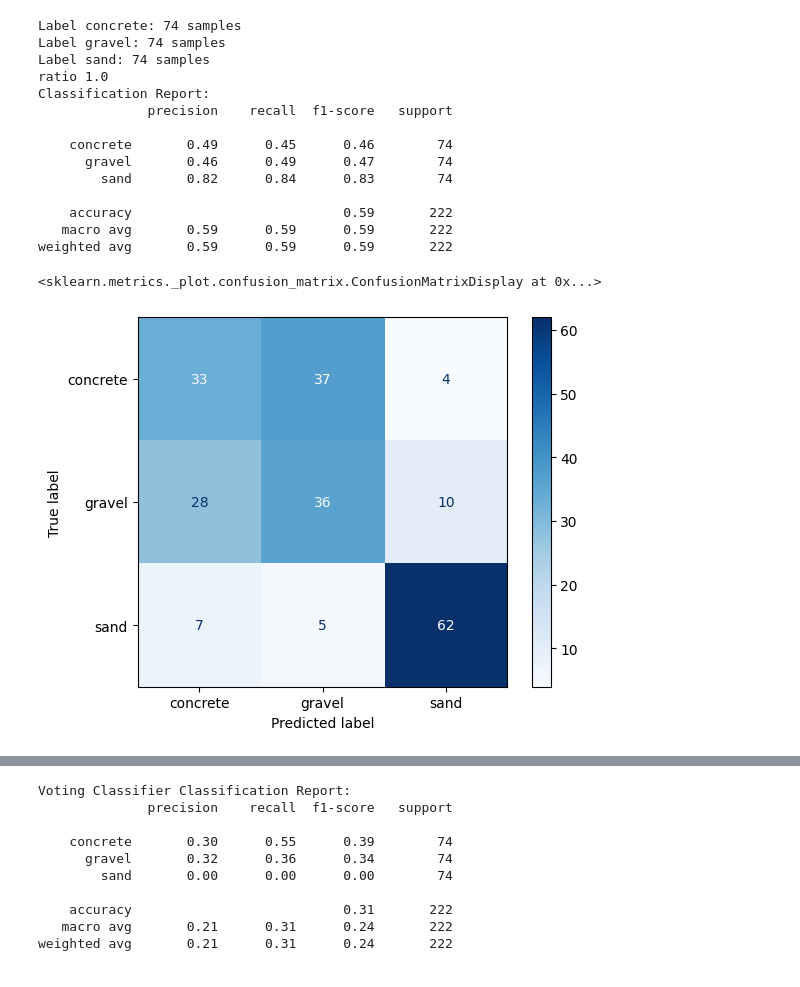
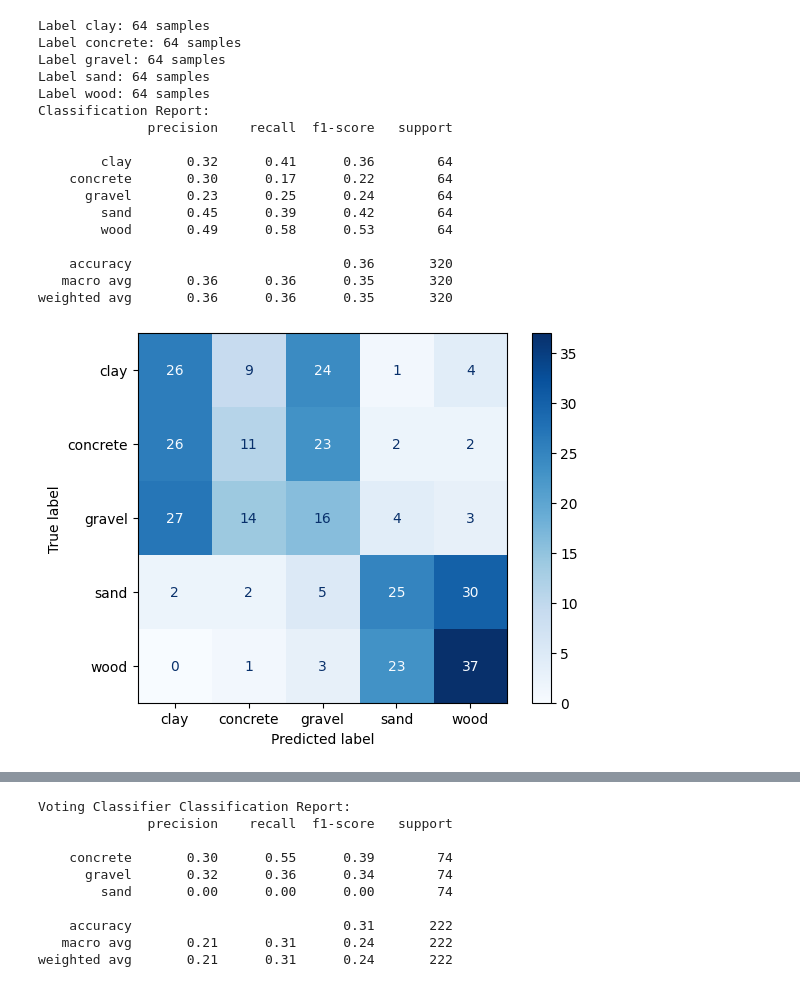
Before and after one commit to brolinA/terrain_property_prediction, a Jupyter notebook: src/training_workbook.ipynb, the cells around one changed output, grey strips where cells are left out. Drawn from its saved outputs; the diff is of its cells as text; code cells hidden in the pictures.

```diff
--- a/src/training_workbook.ipynb
+++ b/src/training_workbook.ipynb
@@ -14,11 +14,15 @@ parent_dir = os.path.abspath(os.path.join(os.getcwd(), "terrain_classification")
 files_to_use = {
     # "sand": ["trial1.csv"],
     "sand":     ["trial1.csv", "trial2.csv", "trial3.csv", "trial4.csv", "trial5.csv", "trial6.csv", "trial7.csv"],#, "trial8.csv", ],
-    "concrete": ["trial1.csv", "trial2.csv", "trial3.csv", "trial4.csv", "trial5.csv", "trial6.csv", "trial7.csv"],#, "trial8.csv", ],
+    "wood":   ["trial1.csv", "trial2.csv", "trial3.csv", "trial4.csv", "trial5.csv", "trial6.csv", "trial7.csv"],#, "trial8.csv", ],
+    # "concrete": ["trial1.csv", "trial2.csv", "trial3.csv", "trial4.csv", "trial5.csv", "trial6.csv", "trial7.csv"],#, "trial8.csv", ],
     "gravel":   ["trial1.csv", "trial2.csv", "trial3.csv", "trial4.csv", "trial5.csv", "trial6.csv", "trial7.csv"],#, "trial8.csv", ],
+    "clay":   ["trial1.csv", "trial2.csv", "trial3.csv", "trial4.csv", "trial5.csv", "trial6.csv", "trial7.csv"],#, "trial8.csv", ],
     # "sand": ["trial1.csv", "trial2.csv", "trial3.csv", "trial4.csv"],
+    # "wood": ["trial1.csv", "trial2.csv", "trial3.csv", "trial4.csv"],
     # "concrete": ["trial1.csv", "trial2.csv", "trial3.csv", "trial4.csv"],
     # "gravel": ["trial1.csv", "trial2.csv", "trial3.csv", "trial4.csv"],
+    # "clay": ["trial1.csv", "trial2.csv", "trial3.csv", "trial4.csv"],
 }
 
 data_labels = {}
@@ -86,11 +100,13 @@ original data shape: (5980, 140)
 #train with sklearn
 #using python 3.8
 report_dir = os.path.join(parent_dir, "svm_classification")
-# C = [1e3, 1e4, 1e5]
-# gamma = [1e-5, 1e-4, 1e-3]
-C = [1e3]
-gamma = [1e-3]
-svm_classifier.train_classifier(C=C, gamma=gamma, find_best_parameters=False,
+C = [1e3, 1e2, 1e1, 1]
+gamma = [ 1e-4, 1e-2, 1e-3,]
+# C = [1, 1e1, 1e2]
+# gamma = [0.1, 1, 10]
+# C = [10]
+# gamma = [0.001]
+svm_classifier.train_classifier(C=C, gamma=gamma, find_best_parameters=True,
                                 save_model=False, model_file_name="3class_model",
                                 save_report=False, file_path=None)
 
@@ -141,56 +157,64 @@ files_to_test = {
     # "concrete": ["trial5.csv", "trial6.csv", "trial7.csv", "trial8.csv"],
     # "gravel": ["trial5.csv", "trial6.csv", "trial7.csv", "trial8.csv"],
     "sand":     ["trial8.csv",],
+    "wood":   ["trial8.csv",],
     "concrete": ["trial8.csv",],
     "gravel":   ["trial8.csv",],
+    "clay":   ["trial8.csv",],
 }
 
 test_data = {}
 for key_ in files_to_test.keys():
     for file_ in files_to_test[key_]:
         test_data[os.path.join(parent_dir, 'data', key_, file_)] = key_
 
-test_classifier = SVMClassification(test_data)
-test_classifier.create_feature_matrix_and_label(normalize_data=True,
-                            legs=['fl', 'fr', 'rl', 'rr'],
+validation_classifier = SVMClassification(test_data)
+validation_classifier.create_feature_matrix_and_label(normalize_data=norm_data,
+                            legs=lgs,
                             components=cmp,
-                            combine_components=True,
+                            combine_components=comb_comps,
+                            combine_legs = comb_legs,
                             augment_data=False,
+                            data_padding_size=70,
+                            augmetation_types=augment_types,
+                            augment_params=params,
                             )
 
-test_classifier.feature_matrix, test_classifier.labels = adjust_same_length(test_classifier.feature_matrix, test_classifier.labels)
+validation_classifier.feature_matrix, validation_classifier.labels = adjust_same_length(validation_classifier.feature_matrix, validation_classifier.labels)
 
-unique_labels, label_counts = np.unique(test_classifier.labels, return_counts=True)
+unique_labels, label_counts = np.unique(validation_classifier.labels, return_counts=True)
 for label, count in zip(unique_labels, label_counts):
     print(f"Label {label}: {count} samples")
 
-print(f"ratio {max(label_counts)/min(label_counts)}")
+# print(f"ratio {max(label_counts)/min(label_counts)}")
 
 # scaler = StandardScaler()
-# features_ = scaler.fit_transform(test_classifier.feature_matrix)
-features_ = svm_classifier.scaler.transform(test_classifier.feature_matrix)
+# features_ = scaler.fit_transform(validation_classifier.feature_matrix)
+features_ = svm_classifier.scaler.transform(validation_classifier.feature_matrix)
 # features_ = svm_classifier.feature_matrix
-true_labels_ = test_classifier.labels
+true_labels_ = validation_classifier.labels
 predictions_ = svm_classifier.latest_model.predict(features_)
 # Print the classification report
 print("Classification Report:")
 print(classification_report(true_labels_, predictions_))
-ConfusionMatrixDisplay.from_predictions(true_labels_, predictions_, display_labels=svm_classifier.latest_model.classes_, cmap='Blues')
+cm = ConfusionMatrixDisplay.from_predictions(true_labels_, predictions_, display_labels=svm_classifier.latest_model.classes_, cmap='Blues')
 # %% [output]
-Label concrete: 74 samples
-Label gravel: 74 samples
-Label sand: 74 samples
-ratio 1.0
+Label clay: 64 samples
+Label concrete: 64 samples
+Label gravel: 64 samples
+Label sand: 64 samples
+Label wood: 64 samples
 Classification Report:
               precision    recall  f1-score   support
 
-    concrete       0.49      0.45      0.46        74
-      gravel       0.46      0.49      0.47        74
-        sand       0.82      0.84      0.83        74
+        clay       0.32      0.41      0.36        64
+    concrete       0.30      0.17      0.22        64
+      gravel       0.23      0.25      0.24        64
+        sand       0.45      0.39      0.42        64
+        wood       0.49      0.58      0.53        64
 
-    accuracy                           0.59       222
-   macro avg       0.59      0.59      0.59       222
-weighted avg       0.59      0.59      0.59       222
+    accuracy                           0.36       320
+   macro avg       0.36      0.36      0.35       320
+weighted avg       0.36      0.36      0.35       320
-<sklearn.metrics._plot.confusion_matrix.ConfusionMatrixDisplay at 0x...>
-[figure, old version]
+[figure, new version]
 # %%
```
Also changed, not shown: parts of 6 cells of this notebook.
